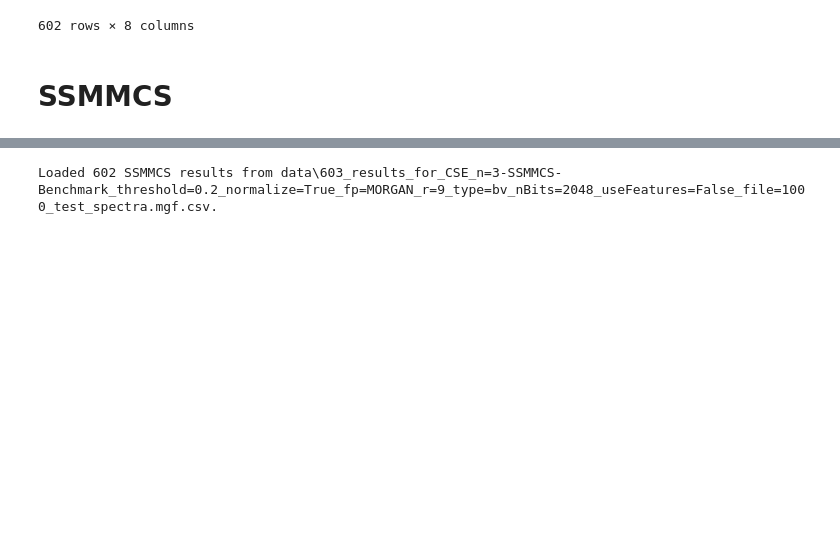
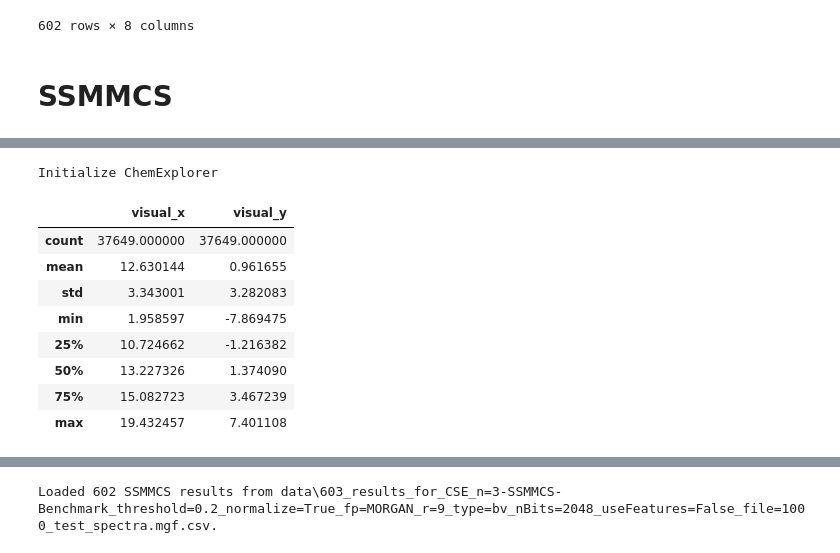
Before and after one commit to Knerten0815/master-thesis-code, a Jupyter notebook: benchmark_mcs_in_query.ipynb, the cells around one changed output, grey strips where cells are left out. Cells and saved outputs as stored; diff of their text form; code cells hidden in the pictures; blank space fills up the shorter version.

```diff
--- a/benchmark_mcs_in_query.ipynb
+++ b/benchmark_mcs_in_query.ipynb
@@ -747,0 +836,19 @@ def benchmark_ssmmcs(query_mols, analogues: pd.DataFrame, ssmmcs_params: SSMMCSB
+# %%
+explorer = start_workflow(
+            os.path.abspath(
+                os.path.join(MAIN_FOLDER, DATA_FOLDER, PROCESSED_DATA_FOLDER)
+            )
+        )
+
+explorer.reference_compounds.describe()
+# %% [output]
+Initialize ChemExplorer
+|  | visual_x | visual_y |
+| count | 37649.000000 | 37649.000000 |
+| mean | 12.630144 | 0.961655 |
+| std | 3.343001 | 3.282083 |
+| min | 1.958597 | -7.869475 |
+| 25% | 10.724662 | -1.216382 |
+| 50% | 13.227326 | 1.374090 |
+| 75% | 15.082723 | 3.467239 |
+| max | 19.432457 | 7.401108 |
```
Also changed, not shown: parts of 9 cells of this notebook, 1 other file.
